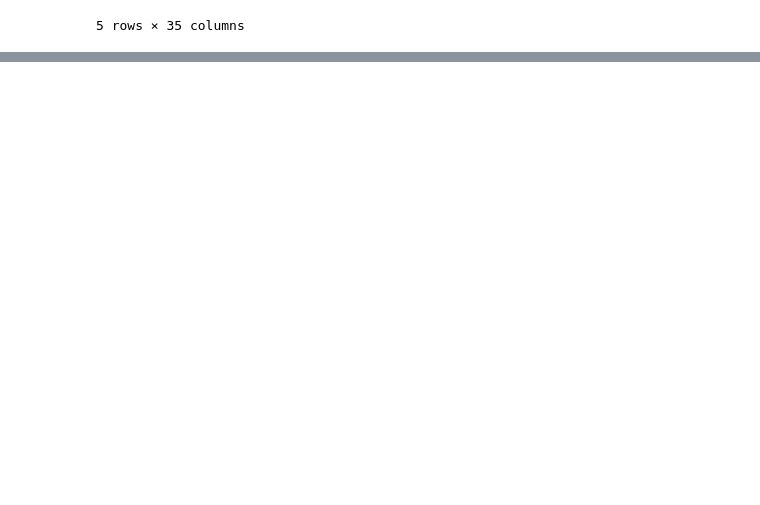
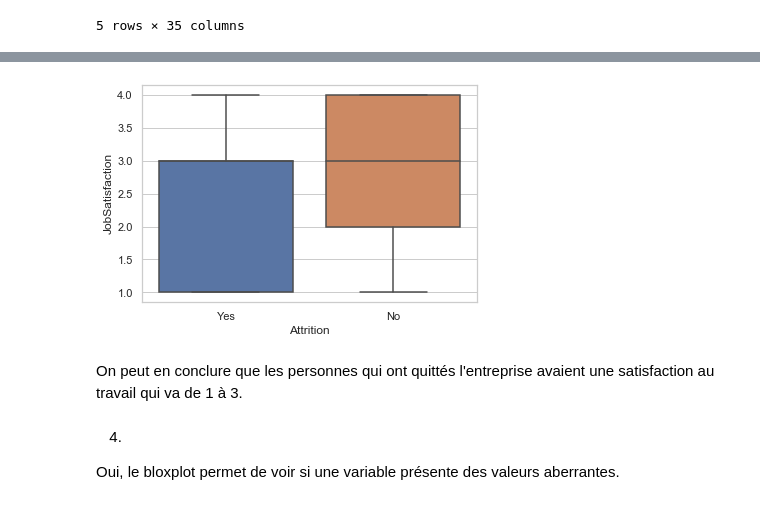
Before and after one commit to Aliam95/JAVA-IOT_BigDataHadoop, a Jupyter notebook: Dataviz/Dataviz_Exo.ipynb, the cells around one changed output, grey strips where cells are left out. Cells and saved outputs as stored; diff of their text form; code cells hidden in the pictures; blank space fills up the shorter version.

```diff
--- a/Dataviz/Dataviz_Exo.ipynb
+++ b/Dataviz/Dataviz_Exo.ipynb
@@ -163,0 +183,11 @@ ibm.head()
+# %%
+#3)
+sns.set(style="whitegrid")
+l2 = sns.boxplot(x=ibm['Attrition'], y=ibm['JobSatisfaction'], data=ibm)
+# %% [output]
+[figure, added]
+# %% [markdown]
+On peut en conclure que les personnes qui ont quittés l'entreprise avaient une satisfaction au travail qui va de 1 à 3.
+# %% [markdown]
+4)
+Oui, le bloxplot permet de voir si une variable présente des valeurs aberrantes.
```
Also changed, not shown: parts of 42 cells of this notebook.
